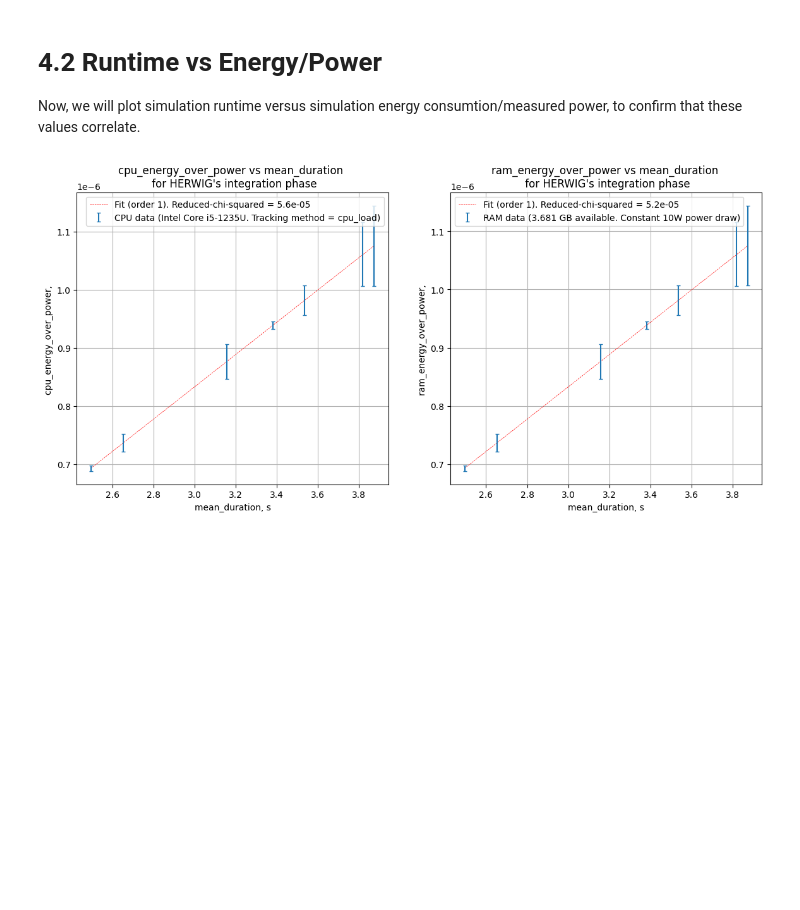
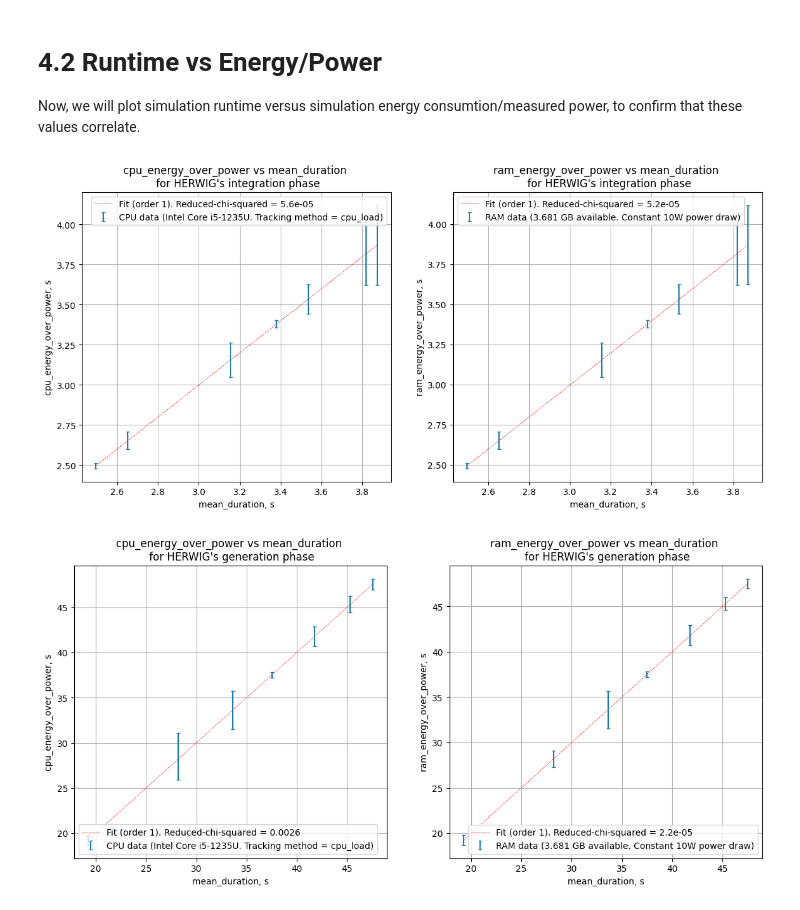
Before and after one commit to rosieschiffmann/herwig-emission-tracking, a Jupyter notebook: Plotting_herwig_cc.ipynb, the cells around one changed output. Drawn from its saved outputs; the diff is of its cells as text; code cells hidden in the pictures; blank space fills up the shorter version.

Commit message:
added runtime vs energy/power plots

```diff
--- a/Plotting_herwig_cc.ipynb
+++ b/Plotting_herwig_cc.ipynb
@@ -87,11 +87,11 @@ def generate_master_csv(files, type):
 			'ram_energy_per_event_err' : ram_energy_err / events,
 			'duration_per_event' : mean_duration / events,
 			'duration_per_event_err': duration_err / events,
-			'cpu_energy_over_power' : mean_cpu_energy / mean_cpu_power,
-			'ram_energy_over_power' : mean_ram_energy / mean_ram_power,
-			#units: energy (kWh), power (W)
-			'cpu_energy_over_power_err' : (mean_cpu_energy / mean_cpu_power) * np.sqrt((cpu_energy_err/mean_cpu_energy)**2 + (cpu_power_err/mean_cpu_power)**2),
-			'ram_energy_over_power_err' : (mean_ram_energy / mean_ram_power) * np.sqrt((ram_energy_err/mean_ram_energy)**2 + (ram_power_err/mean_ram_power)**2)
+			#units: energy (kWh), power (W). *1000*3600 to get into seconds
+			'cpu_energy_over_power' : 1000*3600*mean_cpu_energy / mean_cpu_power,
+			'ram_energy_over_power' : 1000*3600*mean_ram_energy / mean_ram_power,
+			'cpu_energy_over_power_err' : 1000*3600*(mean_cpu_energy / mean_cpu_power) * np.sqrt((cpu_energy_err/mean_cpu_energy)**2 + (cpu_power_err/mean_cpu_power)**2),
+			'ram_energy_over_power_err' : 1000*3600*(mean_ram_energy / mean_ram_power) * np.sqrt((ram_energy_err/mean_ram_energy)**2 + (ram_power_err/mean_ram_power)**2)
 		})
 
 	#convert into dataframe and create master csv file.
@@ -154,6 +154,7 @@ def CPU_and_RAM_plotting(process, df, x_variable, CPU_y_variable, CPU_y_err, RAM
     elif CPU_y_variable=="cpu_energy_per_neutron": y_unit=0
     elif CPU_y_variable=="mean_cpu_power":y_unit=3
     elif CPU_y_variable=="mean_emissions": y_unit=1
+    elif CPU_y_variable=="cpu_energy_over_power": y_unit=2
     else: y_unit=4
 
     if fit:
@@ -422,7 +423,12 @@ Now, we will plot simulation runtime versus simulation energy consumtion/measure
 # %%
 CPU_and_RAM_plotting('integration', int_summary_df, 'mean_duration',
                      'cpu_energy_over_power', 'cpu_energy_over_power_err',
                      'ram_energy_over_power', 'ram_energy_over_power_err',
                      True, 1)
+CPU_and_RAM_plotting('generation', gen_summary_df, 'mean_duration',
+                     'cpu_energy_over_power', 'cpu_energy_over_power_err',
+                     'ram_energy_over_power', 'ram_energy_over_power_err',
+                     True, 1)
 # %% [output]
-[figure, old version]
+[figure, new version]
+[figure, added]
```
